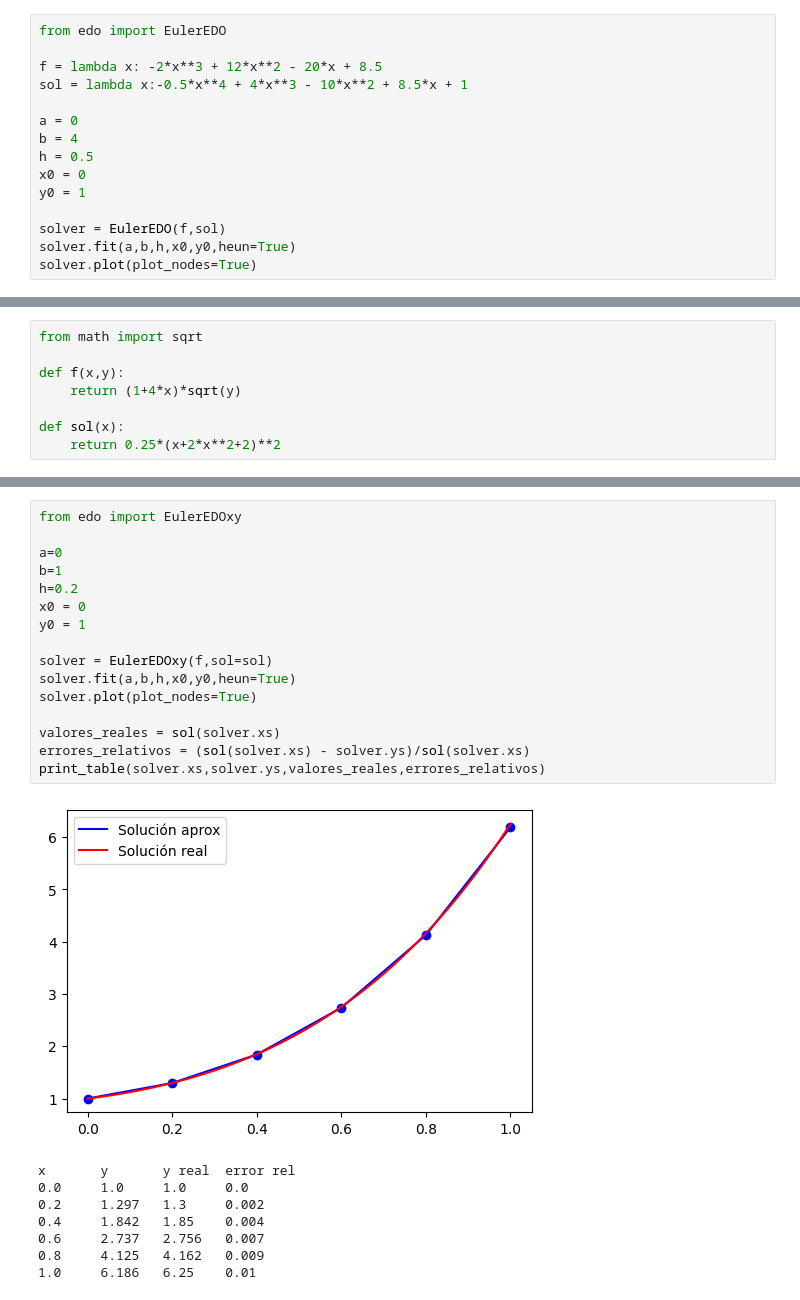
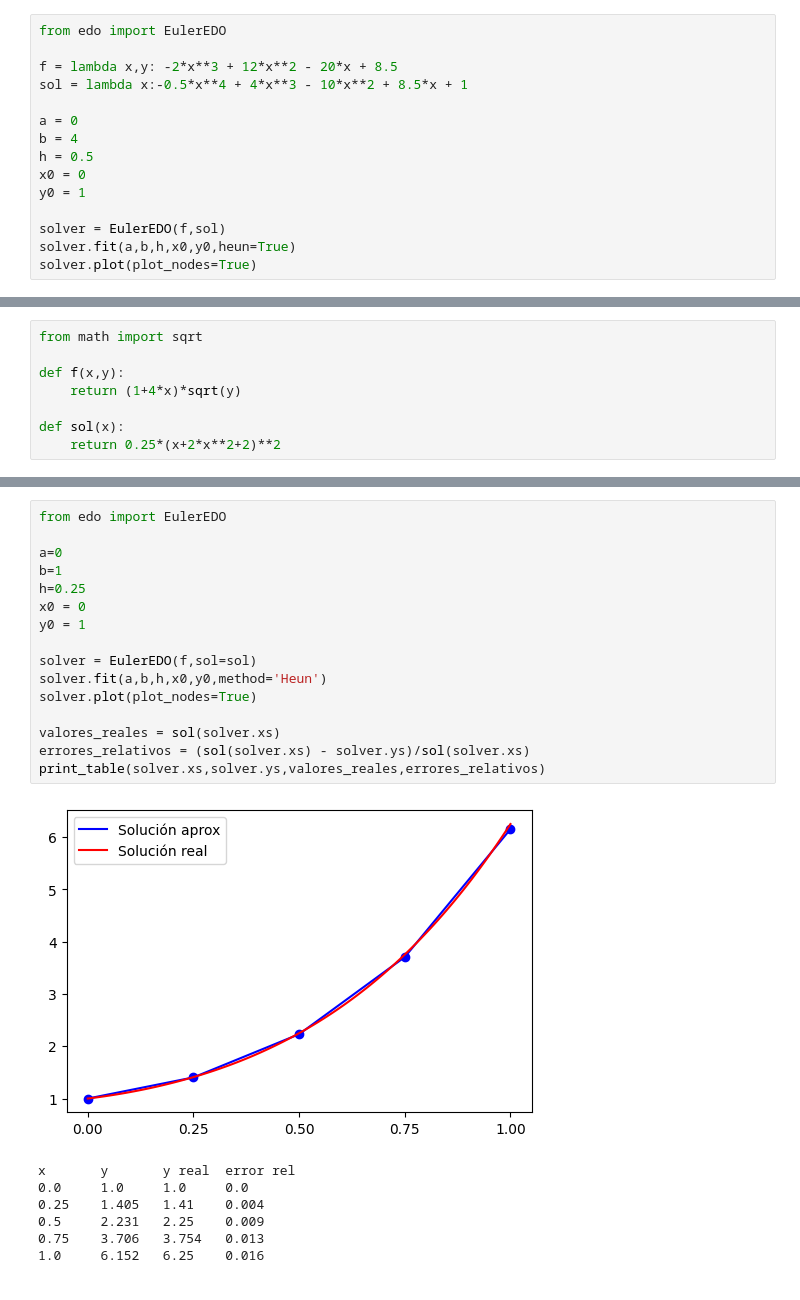
Before and after one commit to gmauricio-toledo/UNISON-teaching, a Jupyter notebook: EDO.ipynb, the cells around one changed output, grey strips where cells are left out. Saved outputs shown, nothing was run; the diff lists cells and outputs as text.

```diff
--- a/EDO.ipynb
+++ b/EDO.ipynb
@@ -101,7 +103,7 @@ x       y       y real  error rel
 # %%
 from edo import EulerEDO
 
-f = lambda x: -2*x**3 + 12*x**2 - 20*x + 8.5
+f = lambda x,y: -2*x**3 + 12*x**2 - 20*x + 8.5
 sol = lambda x:-0.5*x**4 + 4*x**3 - 10*x**2 + 8.5*x + 1
 
 a = 0
@@ -167,25 +168,24 @@ x       y       y real  error rel
 # %%
-from edo import EulerEDOxy
+from edo import EulerEDO
 
 a=0
 b=1
-h=0.2
+h=0.25
 x0 = 0
 y0 = 1
 
-solver = EulerEDOxy(f,sol=sol)
-solver.fit(a,b,h,x0,y0,heun=True)
+solver = EulerEDO(f,sol=sol)
+solver.fit(a,b,h,x0,y0,method='Heun')
 solver.plot(plot_nodes=True)
 
 valores_reales = sol(solver.xs)
 errores_relativos = (sol(solver.xs) - solver.ys)/sol(solver.xs)
 print_table(solver.xs,solver.ys,valores_reales,errores_relativos)
 # %% [output]
-[figure, old version]
+[figure, new version]
 x       y       y real  error rel
 0.0     1.0     1.0     0.0
-0.2     1.297   1.3     0.002
-0.4     1.842   1.85    0.004
-0.6     2.737   2.756   0.007
-0.8     4.125   4.162   0.009
-1.0     6.186   6.25    0.01
+0.25    1.405   1.41    0.004
+0.5     2.231   2.25    0.009
+0.75    3.706   3.754   0.013
+1.0     6.152   6.25    0.016
```
Also changed, not shown: parts of 5 cells of this notebook, 1 other file.
